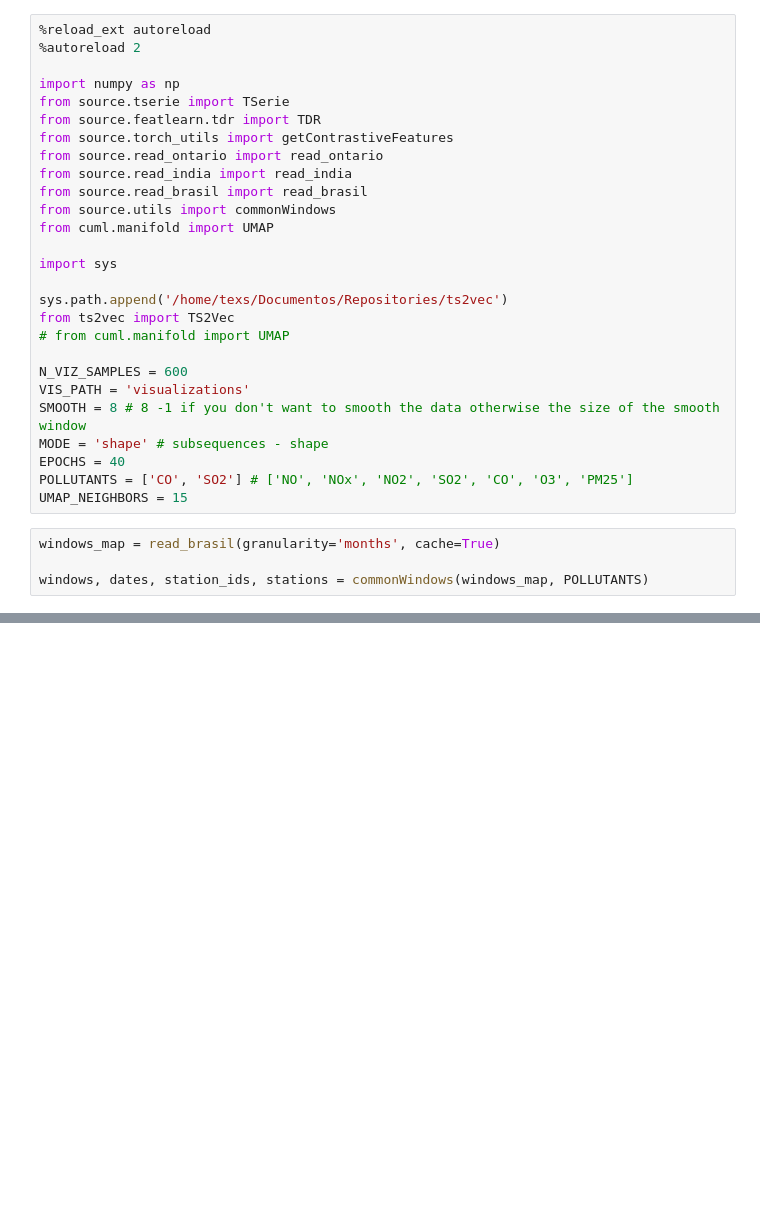
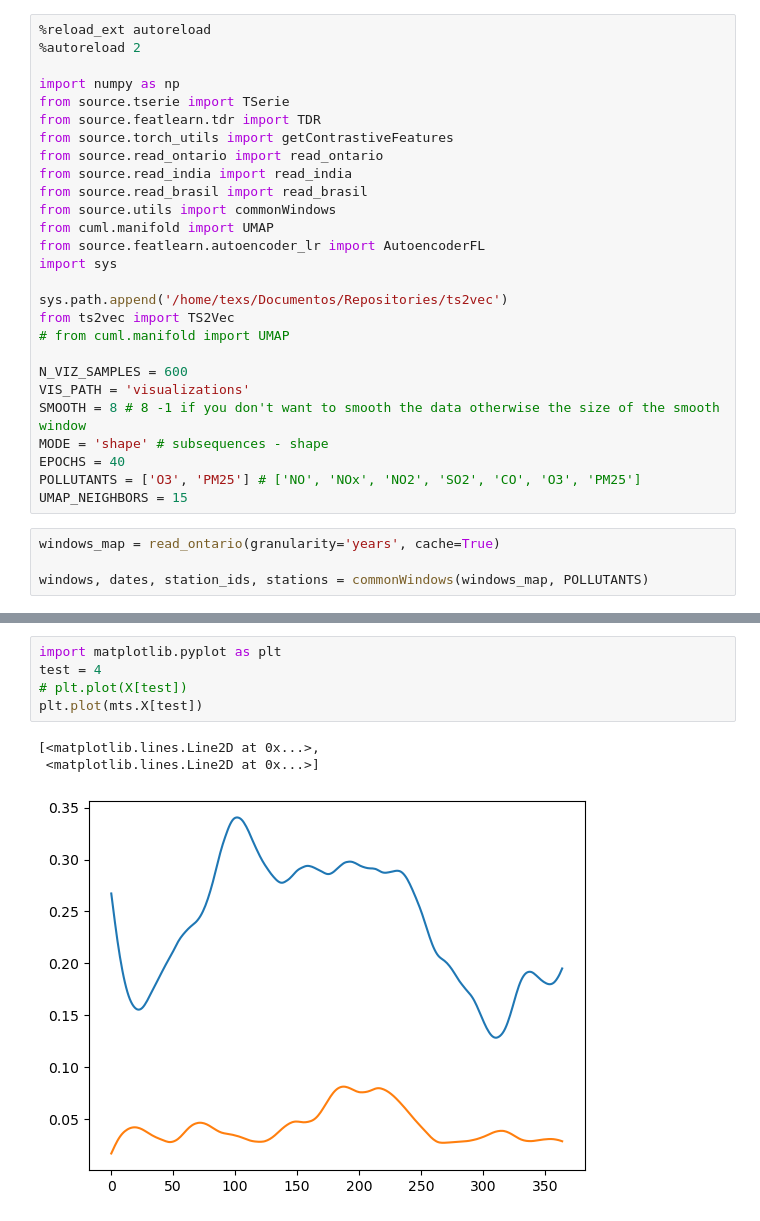
Before and after one commit to texsmv/airq_tool, a Jupyter notebook: time_dimension_cont.ipynb, the cells around one changed output, grey strips where cells are left out. Cells and saved outputs as stored; diff of their text form; blank space fills up the shorter version.

Commit message:
autoencoder

```diff
--- a/time_dimension_cont.ipynb
+++ b/time_dimension_cont.ipynb
@@ -11,7 +11,7 @@ from source.read_india import read_india
 from source.read_brasil import read_brasil
 from source.utils import commonWindows
 from cuml.manifold import UMAP
-
+from source.featlearn.autoencoder_lr import AutoencoderFL
 import sys
 
 sys.path.append('/home/texs/Documentos/Repositories/ts2vec')
@@ -23,9 +23,9 @@ VIS_PATH = 'visualizations'
 SMOOTH = 8 # 8 -1 if you don't want to smooth the data otherwise the size of the smooth window
 MODE = 'shape' # subsequences - shape
 EPOCHS = 40
-POLLUTANTS = ['CO', 'SO2'] # ['NO', 'NOx', 'NO2', 'SO2', 'CO', 'O3', 'PM25']
+POLLUTANTS = ['O3', 'PM25'] # ['NO', 'NOx', 'NO2', 'SO2', 'CO', 'O3', 'PM25']
 UMAP_NEIGHBORS = 15
 # %%
-windows_map = read_brasil(granularity='months', cache=True)
+windows_map = read_ontario(granularity='years', cache=True)
 
 windows, dates, station_ids, stations = commonWindows(windows_map, POLLUTANTS)
@@ -47,0 +79,9 @@ Loaded mts - N: 530, T: 28, D: 2
+# %%
+import matplotlib.pyplot as plt
+test = 4
+# plt.plot(X[test])
+plt.plot(mts.X[test])
+# %% [output]
+[<matplotlib.lines.Line2D at 0x...>,
+ <matplotlib.lines.Line2D at 0x...>]
+[figure, added]
```
Also changed, not shown: parts of 19 cells of this notebook, 6 other files.
